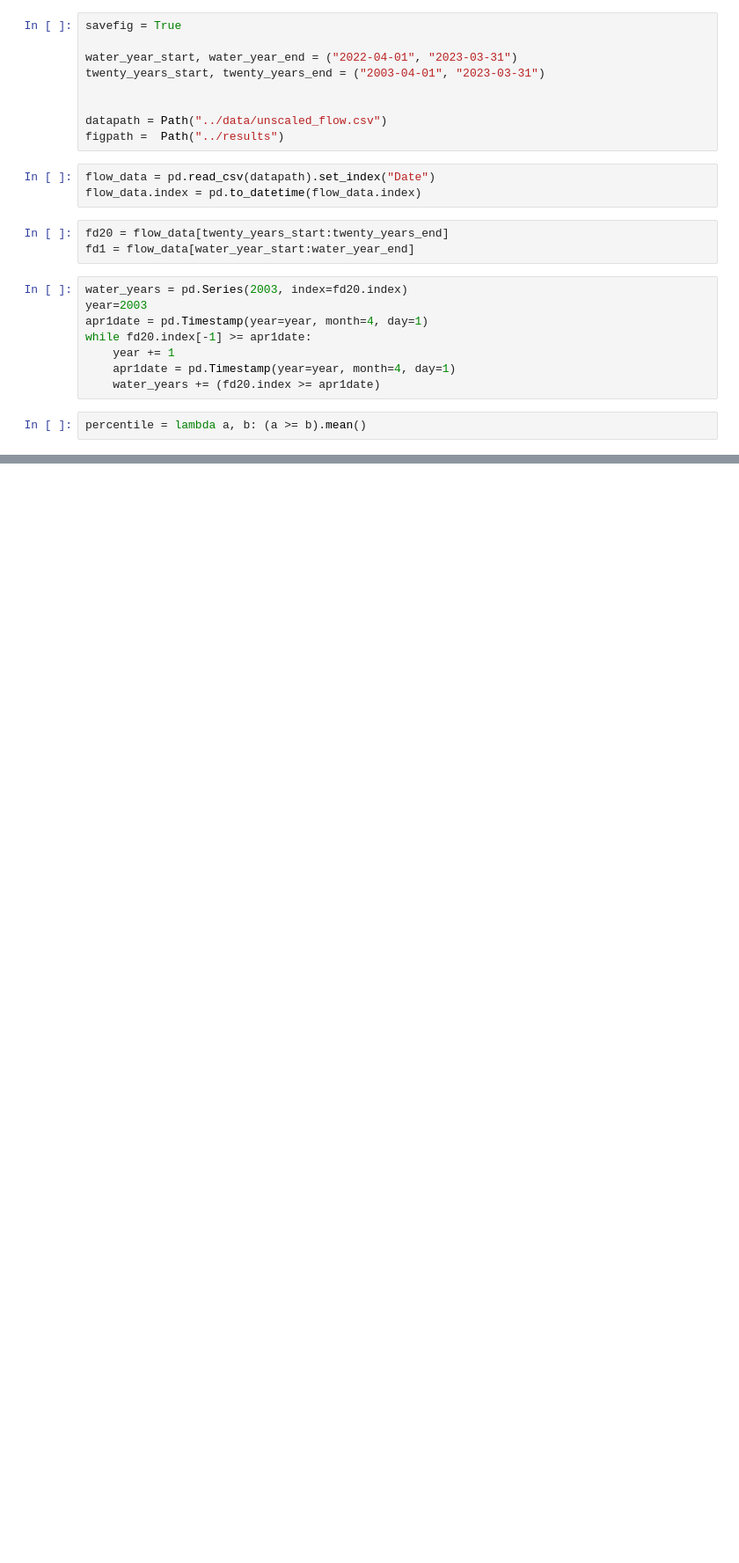
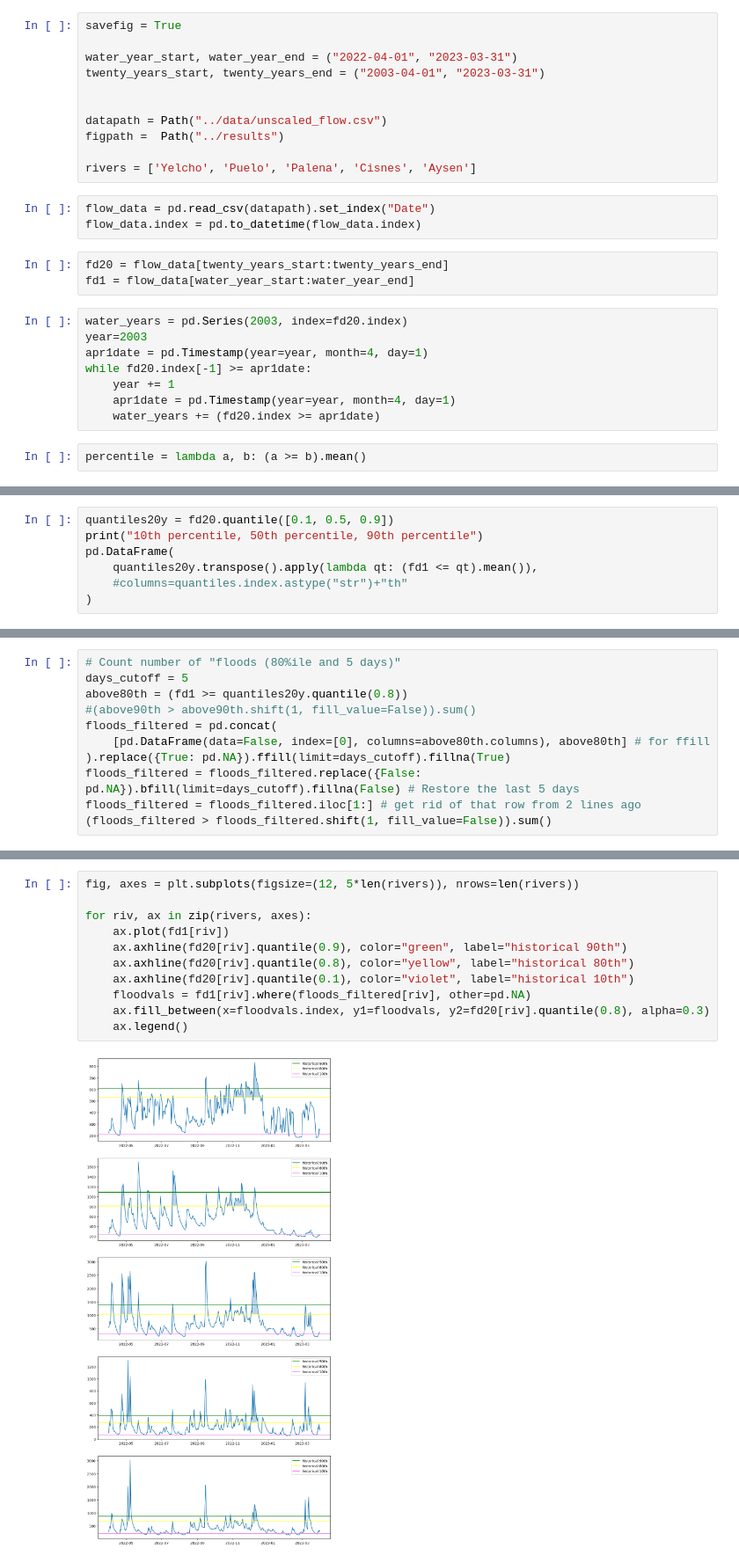
Before and after one commit to sagefox3598/NWP_Land_Sea_Fluxes, a Jupyter notebook: scripts/20_year_comparison.ipynb, the cells around one changed output, grey strips where cells are left out. Shown at 88% size. Cells and saved outputs as stored; diff of their text form; blank space fills up the shorter version.

```diff
--- a/scripts/20_year_comparison.ipynb
+++ b/scripts/20_year_comparison.ipynb
@@ -17,6 +17,8 @@ twenty_years_start, twenty_years_end = ("2003-04-01", "2023-03-31")
 
 datapath = Path("../data/unscaled_flow.csv")
 figpath =  Path("../results")
+
+rivers = ['Yelcho', 'Puelo', 'Palena', 'Cisnes', 'Aysen']
 # %%
 flow_data = pd.read_csv(datapath).set_index("Date")
 flow_data.index = pd.to_datetime(flow_data.index)
@@ -68,0 +59,7 @@ mins20 = fd20.groupby(fd20.index.year).min()
+# %%
+quantiles20y = fd20.quantile([0.1, 0.5, 0.9])
+print("10th percentile, 50th percentile, 90th percentile")
+pd.DataFrame(
+    quantiles20y.transpose().apply(lambda qt: (fd1 <= qt).mean()),
+    #columns=quantiles.index.astype("str")+"th"
+)
@@ -68,0 +91,11 @@ mins20 = fd20.groupby(fd20.index.year).min()
+# %%
+# Count number of "floods (80%ile and 5 days)"
+days_cutoff = 5
+above80th = (fd1 >= quantiles20y.quantile(0.8))
+#(above90th > above90th.shift(1, fill_value=False)).sum()
+floods_filtered = pd.concat(
+    [pd.DataFrame(data=False, index=[0], columns=above80th.columns), above80th] # for ffill
+).replace({True: pd.NA}).ffill(limit=days_cutoff).fillna(True)
+floods_filtered = floods_filtered.replace({False: pd.NA}).bfill(limit=days_cutoff).fillna(False) # Restore the last 5 days
+floods_filtered = floods_filtered.iloc[1:] # get rid of that row from 2 lines ago
+(floods_filtered > floods_filtered.shift(1, fill_value=False)).sum()
@@ -68,0 +124,13 @@ mins20 = fd20.groupby(fd20.index.year).min()
+# %%
+fig, axes = plt.subplots(figsize=(12, 5*len(rivers)), nrows=len(rivers))
+
+for riv, ax in zip(rivers, axes):
+    ax.plot(fd1[riv])
+    ax.axhline(fd20[riv].quantile(0.9), color="green", label="historical 90th")
+    ax.axhline(fd20[riv].quantile(0.8), color="yellow", label="historical 80th")
+    ax.axhline(fd20[riv].quantile(0.1), color="violet", label="historical 10th")
+    floodvals = fd1[riv].where(floods_filtered[riv], other=pd.NA)
+    ax.fill_between(x=floodvals.index, y1=floodvals, y2=fd20[riv].quantile(0.8), alpha=0.3)
+    ax.legend()
+# %% [output]
+[figure, added]
```
Also changed, not shown: parts of 9 cells of this notebook.
